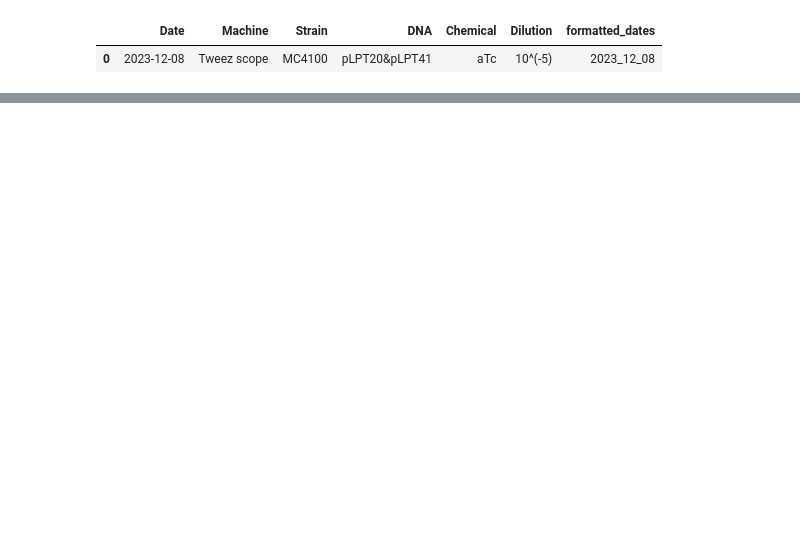
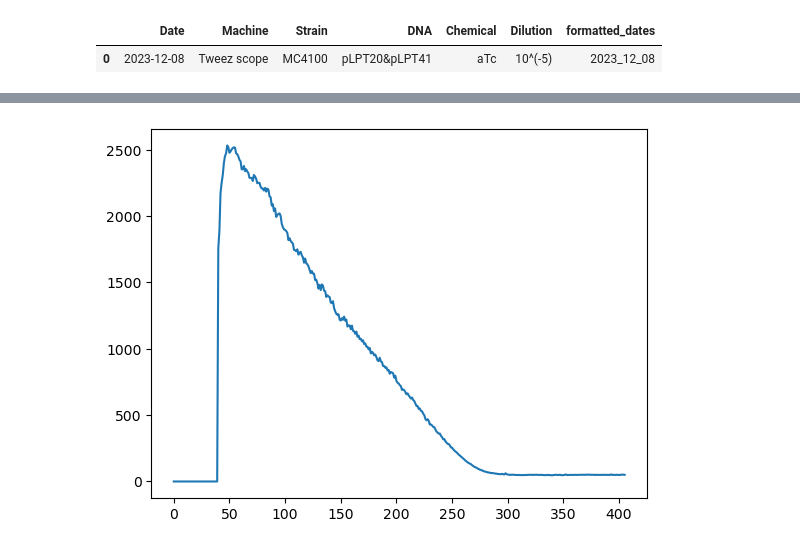
Before and after one commit to RudgeLab/popdyn, a Jupyter notebook: Notebooks/Chapter 3 - a. Mean fluo.ipynb, the cells around one changed output, grey strips where cells are left out. Cells and saved outputs as stored; diff of their text form; code cells hidden in the pictures; blank space fills up the shorter version.

```diff
--- a/Notebooks/Chapter 3 - a. Mean fluo.ipynb
+++ b/Notebooks/Chapter 3 - a. Mean fluo.ipynb
@@ -195,0 +327,5 @@ Pos 1
+# %%
+plt.plot(mean[:,0])
+plt.show()
+# %% [output]
+[figure, added]
```
Also changed, not shown: parts of 17 cells of this notebook, 11 other files.
